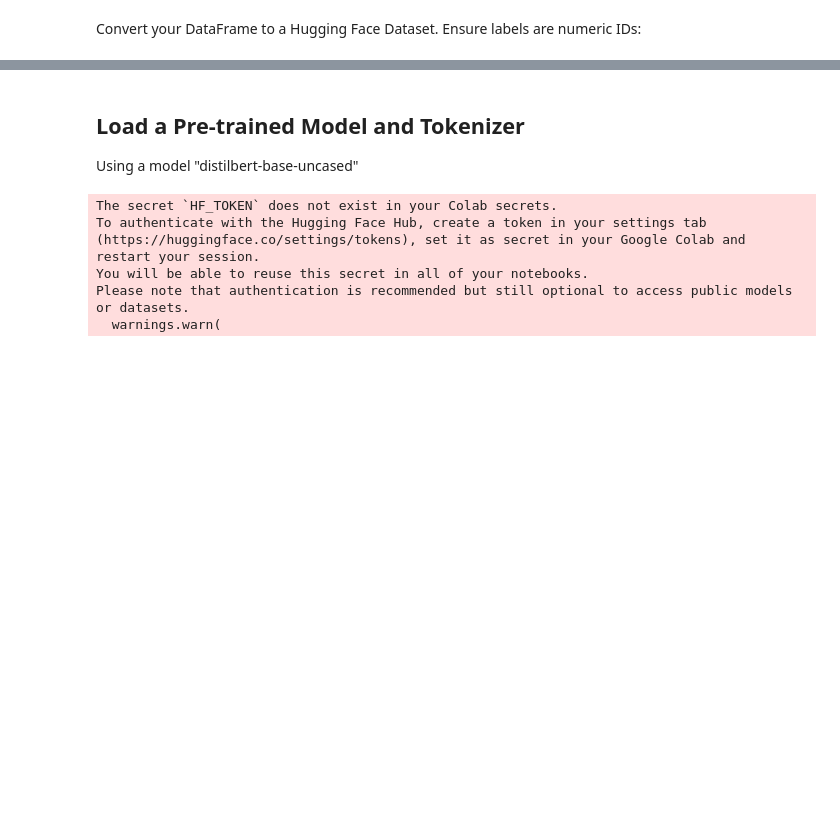
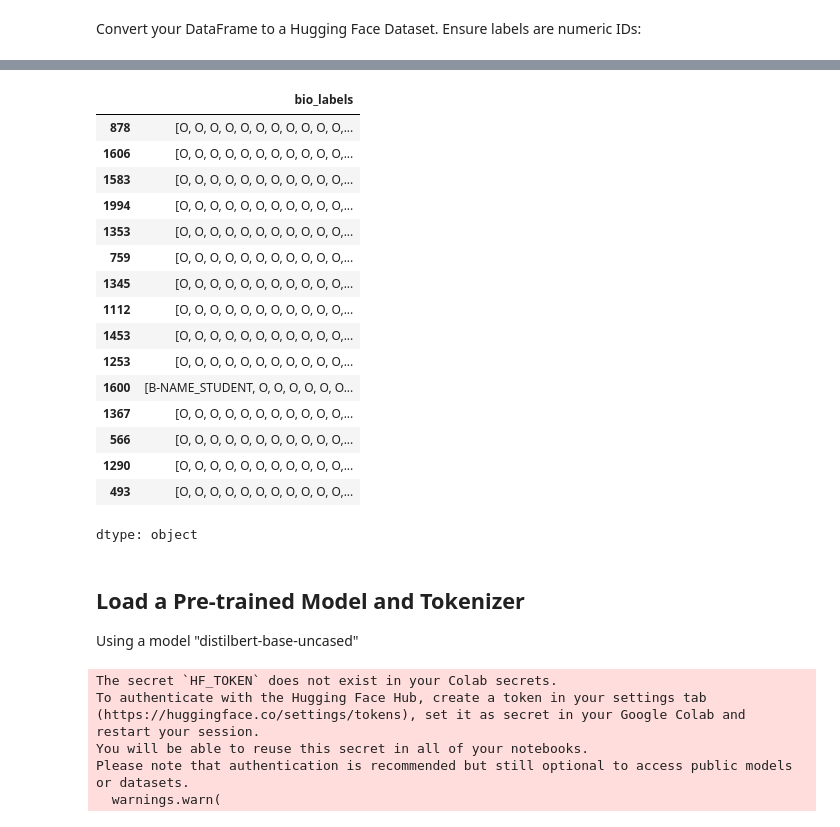
Before and after one commit to Suemy19710/PII_Detection, a Jupyter notebook: notebooks/04_pii_token_classification.ipynb, the cells around one changed output, grey strips where cells are left out. Saved outputs shown, nothing was run; the diff lists cells and outputs as text; code cells hidden in the pictures; blank space fills up the shorter version.

Commit message:
update: file 4 pii_token

```diff
--- a/notebooks/04_pii_token_classification.ipynb
+++ b/notebooks/04_pii_token_classification.ipynb
@@ -237,14 +229,18 @@ Currently PII_Types are formed text (EMAIL, PHONE_NUM, etc), I need to collect a
 # %%
 from collections import defaultdict
 
+# Collect only the real entity types
 all_labels = set()
-for labels in df['bio_labels']:
-    all_labels.update([label.split(' (')[0] for label in labels if label != "O"])
+for labels in df["bio_labels"]:
+    for label in labels:
+        if label != "O":
+            all_labels.add(label)
 
-# Add "O" and sort for consistency
 unique_labels = ["O"] + sorted(all_labels)
 label2id = {label: idx for idx, label in enumerate(unique_labels)}
 id2label = {idx: label for label, idx in label2id.items()}
 
-print("Label mapping:", label2id)
+print("Total labels:", len(unique_labels))
+print(label2id)
+print(all_labels)
 # %% [output]
@@ -268,0 +252,18 @@ dataset = dataset.train_test_split(test_size=0.2)
+# %%
+import pandas as pd
+from datasets import Dataset
+
+def preprocess_example(example):
+    example["ner_tags"] = [label2id[label] for label in example["bio_labels"]]
+    return example
+
+# Apply creating the dataset
+df = df.apply(preprocess_example, axis=1)
+dataset = Dataset.from_pandas(df)
+
+dataset = Dataset.from_pandas(df[['tokens', 'bio_labels', 'ner_tags']])
+
+# Split into train/test
+dataset = dataset.train_test_split(test_size=0.2, seed=42)
+
+print(dataset)
@@ -269,3 +281,23 @@ dataset = dataset.train_test_split(test_size=0.2)
+# %%
+df['bio_labels'].sample(15)
+# %% [output]
+|  | bio_labels |
+| 878 | [O, O, O, O, O, O, O, O, O, O, O,... |
+| 1606 | [O, O, O, O, O, O, O, O, O, O, O,... |
+| 1583 | [O, O, O, O, O, O, O, O, O, O, O,... |
+| 1994 | [O, O, O, O, O, O, O, O, O, O, O,... |
+| 1353 | [O, O, O, O, O, O, O, O, O, O, O,... |
+| 759 | [O, O, O, O, O, O, O, O, O, O, O,... |
+| 1345 | [O, O, O, O, O, O, O, O, O, O, O,... |
+| 1112 | [O, O, O, O, O, O, O, O, O, O, O,... |
+| 1453 | [O, O, O, O, O, O, O, O, O, O, O,... |
+| 1253 | [O, O, O, O, O, O, O, O, O, O, O,... |
+| 1600 | [B-NAME_STUDENT, O, O, O, O, O, O... |
+| 1367 | [O, O, O, O, O, O, O, O, O, O, O,... |
+| 566 | [O, O, O, O, O, O, O, O, O, O, O,... |
+| 1290 | [O, O, O, O, O, O, O, O, O, O, O,... |
+| 493 | [O, O, O, O, O, O, O, O, O, O, O,... |
+dtype: object
 # %% [markdown]
 ## Load a Pre-trained Model and Tokenizer
 Using a model "distilbert-base-uncased"
```
Also changed, not shown: parts of 22 cells of this notebook.
